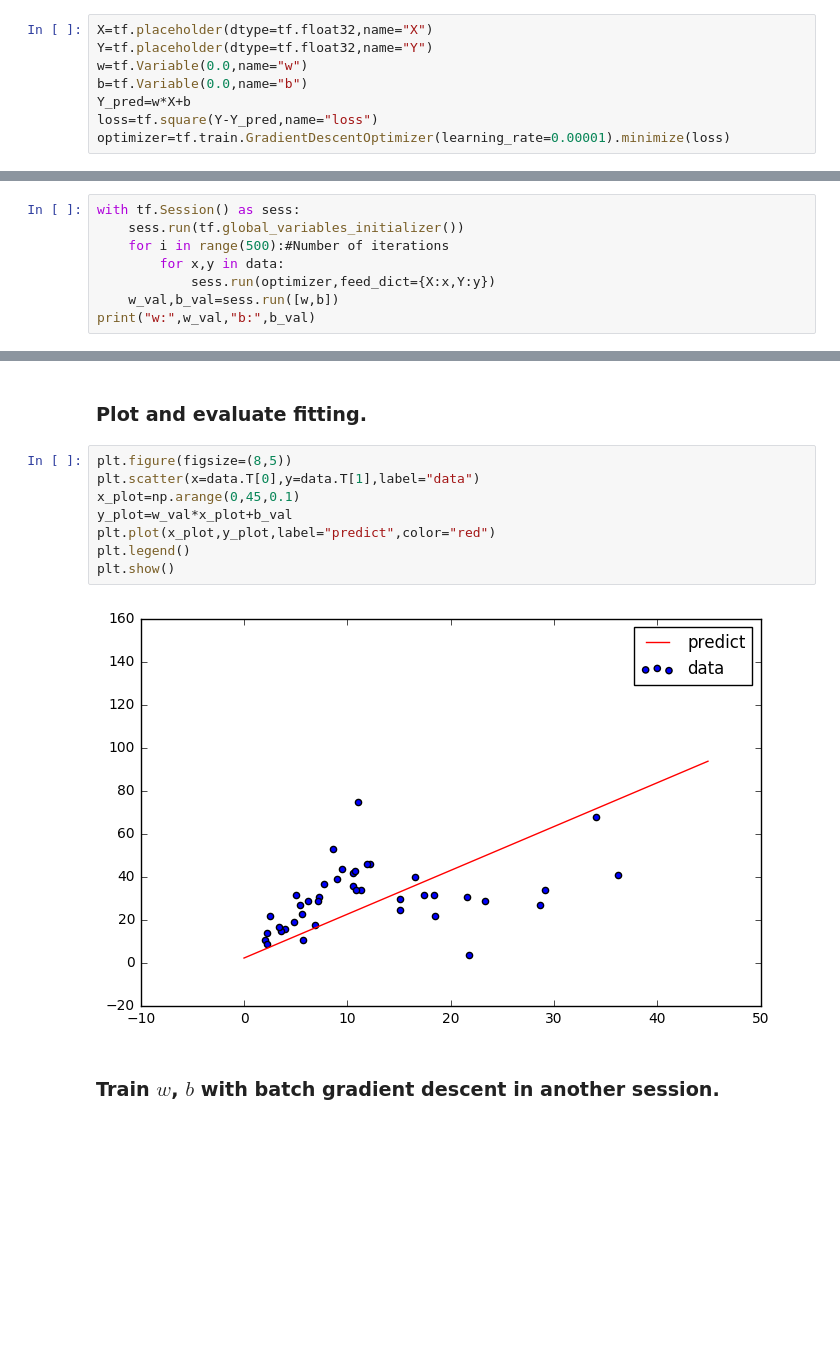
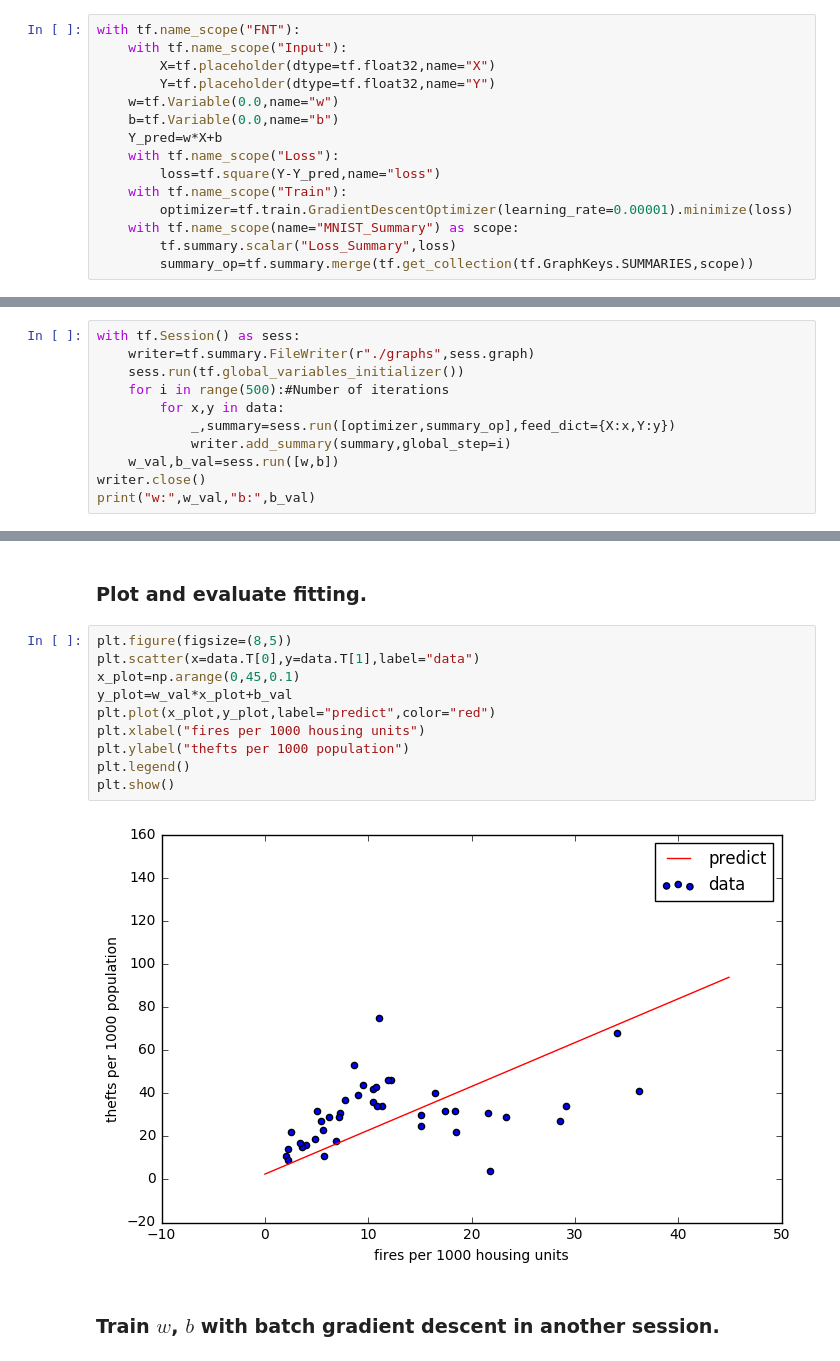
Before and after one commit to BorisPolonsky/LearningTensorFlow, a Jupyter notebook: LinearRegression/LinearRegression.ipynb, the cells around one changed output, grey strips where cells are left out. Cells and saved outputs as stored; diff of their text form; blank space fills up the shorter version.

```diff
--- a/LinearRegression/LinearRegression.ipynb
+++ b/LinearRegression/LinearRegression.ipynb
@@ -28,22 +28,32 @@ data=np.asarray([sheet.row_values(i) for i in range(1,sheet.nrows)])
 # %% [markdown]
 ### Create graph.
 # %%
-X=tf.placeholder(dtype=tf.float32,name="X")
-Y=tf.placeholder(dtype=tf.float32,name="Y")
-w=tf.Variable(0.0,name="w")
-b=tf.Variable(0.0,name="b")
-Y_pred=w*X+b
-loss=tf.square(Y-Y_pred,name="loss")
-optimizer=tf.train.GradientDescentOptimizer(learning_rate=0.00001).minimize(loss)
+with tf.name_scope("FNT"):
+    with tf.name_scope("Input"):
+        X=tf.placeholder(dtype=tf.float32,name="X")
+        Y=tf.placeholder(dtype=tf.float32,name="Y")
+    w=tf.Variable(0.0,name="w")
+    b=tf.Variable(0.0,name="b")
+    Y_pred=w*X+b
+    with tf.name_scope("Loss"):
+        loss=tf.square(Y-Y_pred,name="loss")
+    with tf.name_scope("Train"):
+        optimizer=tf.train.GradientDescentOptimizer(learning_rate=0.00001).minimize(loss)
+    with tf.name_scope(name="MNIST_Summary") as scope:
+        tf.summary.scalar("Loss_Summary",loss)
+        summary_op=tf.summary.merge(tf.get_collection(tf.GraphKeys.SUMMARIES,scope))
 # %% [markdown]
 ### Train $w$, $b$ with stochastic gradient descent in a session.
 # %%
 with tf.Session() as sess:
+    writer=tf.summary.FileWriter(r"./graphs",sess.graph)
     sess.run(tf.global_variables_initializer())
     for i in range(500):#Number of iterations
         for x,y in data:
-            sess.run(optimizer,feed_dict={X:x,Y:y})
+            _,summary=sess.run([optimizer,summary_op],feed_dict={X:x,Y:y})
+            writer.add_summary(summary,global_step=i)
     w_val,b_val=sess.run([w,b])
+writer.close()
 print("w:",w_val,"b:",b_val)
 # %% [output]
 w: 2.03623 b: 2.48112
@@ -52,13 +62,15 @@ w: 2.03623 b: 2.48112
 # %%
 plt.figure(figsize=(8,5))
 plt.scatter(x=data.T[0],y=data.T[1],label="data")
 x_plot=np.arange(0,45,0.1)
 y_plot=w_val*x_plot+b_val
 plt.plot(x_plot,y_plot,label="predict",color="red")
+plt.xlabel("fires per 1000 housing units")
+plt.ylabel("thefts per 1000 population")
 plt.legend()
 plt.show()
 # %% [output]
-[figure, old version]
+[figure, new version]
 # %% [markdown]
 ### Train $w$, $b$ with batch gradient descent in another session.
 # %%
```
Also changed, not shown: parts of 11 cells of this notebook.
